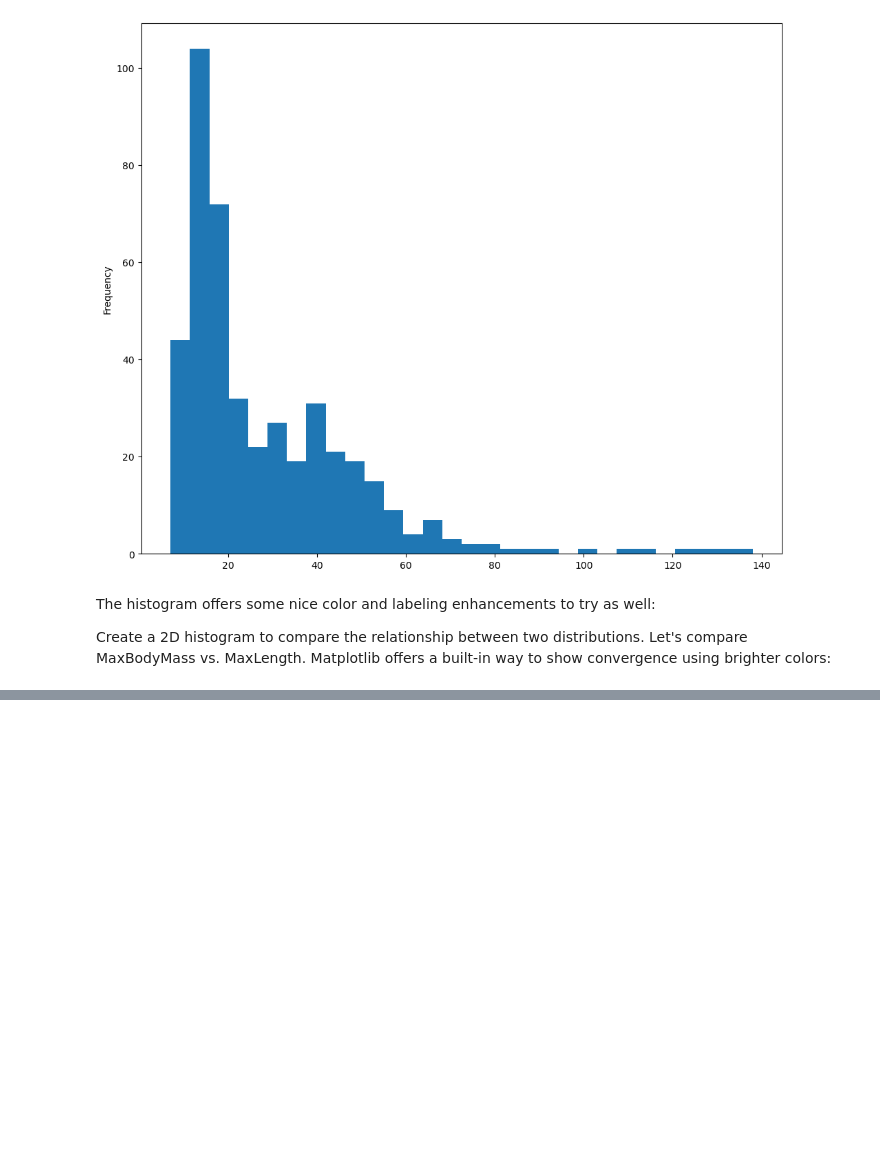
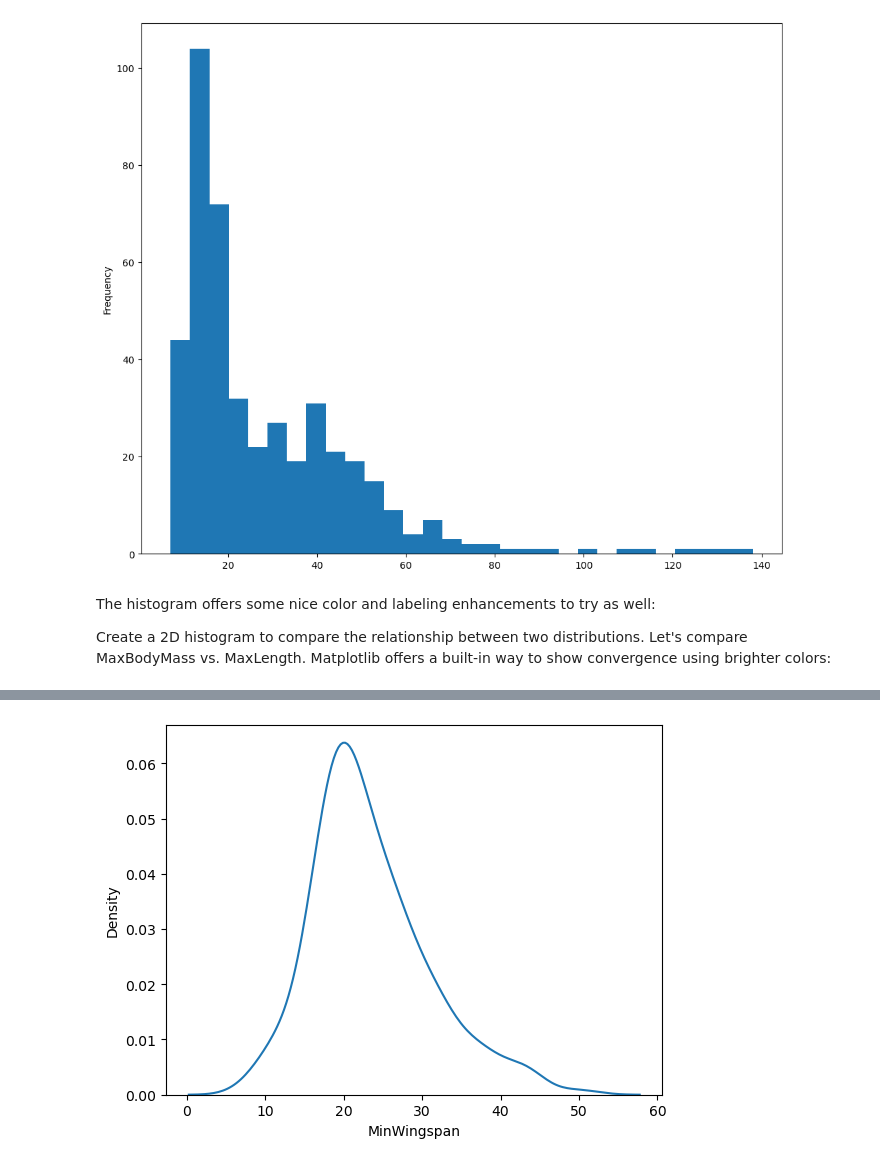
Before and after one commit to lukmanaj/ArewaDS-Machine-Learning-Assignments, a Jupyter notebook: week_03/2_visualizing_distributions.ipynb, the cells around one changed output, grey strips where cells are left out. Drawn from its saved outputs; the diff is of its cells as text; code cells hidden in the pictures; blank space fills up the shorter version.

```diff
--- a/week_03/2_visualizing_distributions.ipynb
+++ b/week_03/2_visualizing_distributions.ipynb
@@ -75,0 +142,7 @@ Create a 2D histogram to compare the relationship between two distributions. Let
+# %%
+import seaborn as sns
+import matplotlib.pyplot as plt
+sns.kdeplot(filteredBirds['MinWingspan'])
+plt.show()
+# %% [output]
+[figure, added]
```
Also changed, not shown: parts of 13 cells of this notebook.
